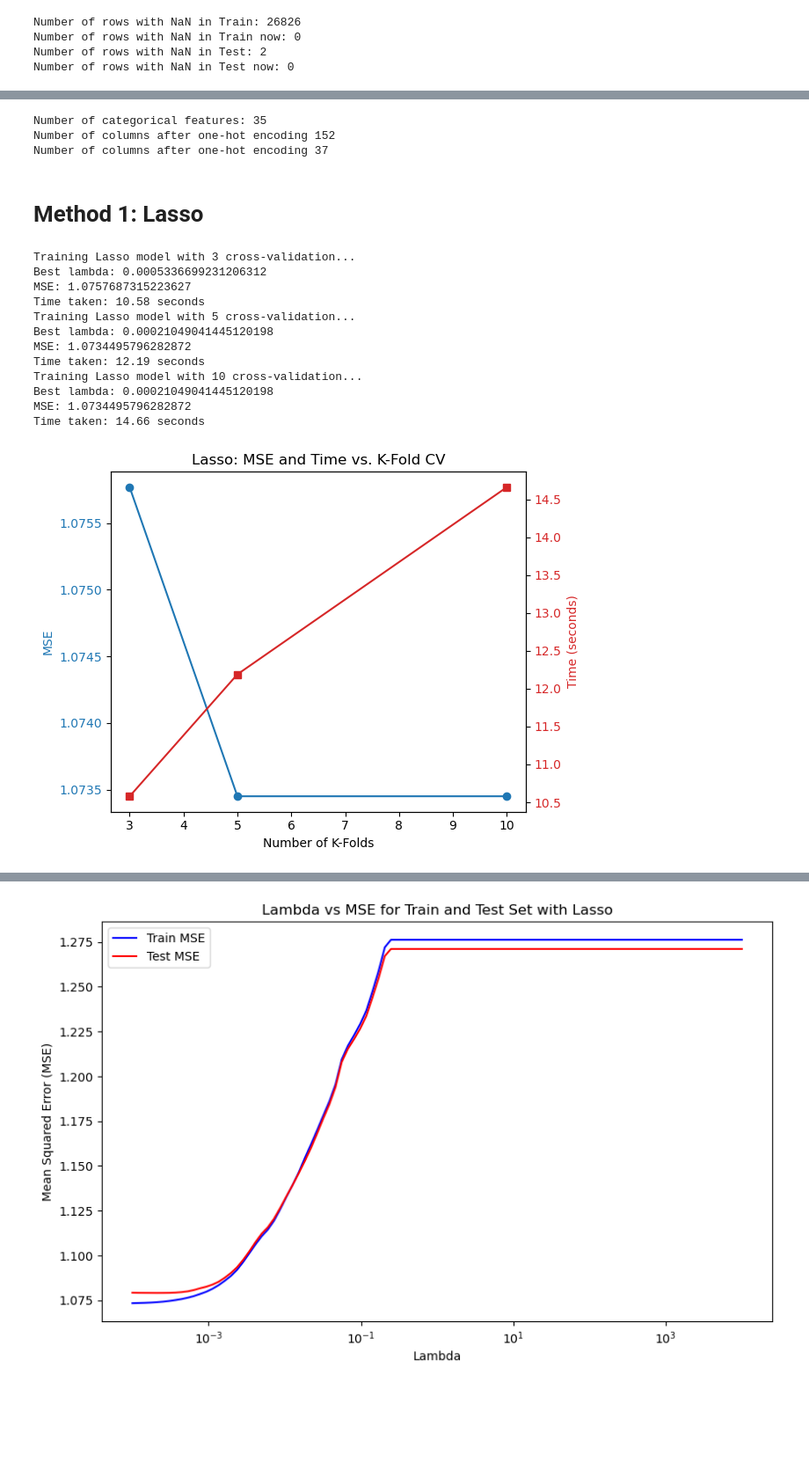
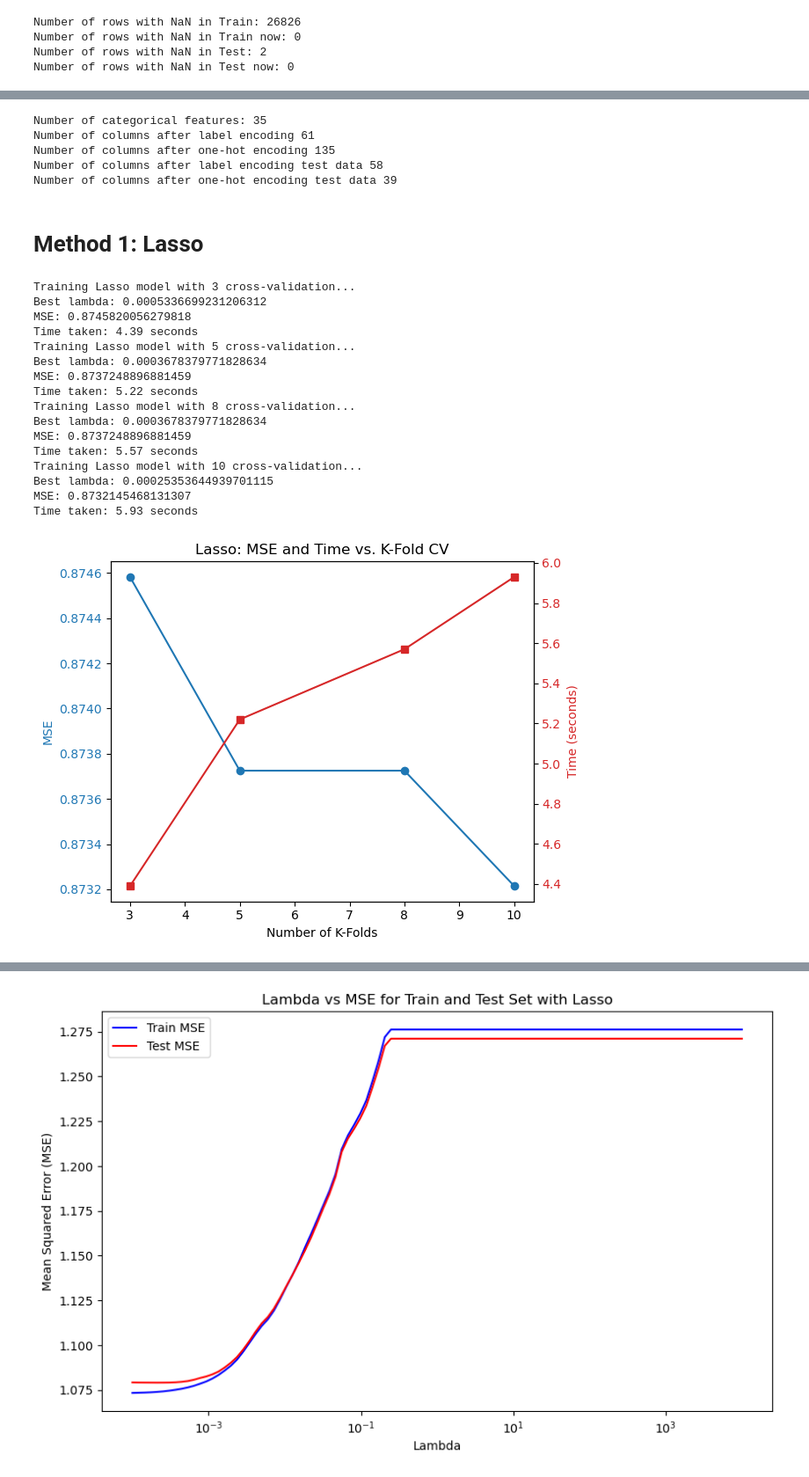
Before and after one commit to ashzhe7/HCT_Survival_Predictions, a Jupyter notebook: BIOS635_Midterm.ipynb, the cells around one changed output, grey strips where cells are left out. Shown at 88% size. Drawn from its saved outputs; the diff is of its cells as text; code cells hidden in the pictures; blank space fills up the shorter version.

```diff
--- a/BIOS635_Midterm.ipynb
+++ b/BIOS635_Midterm.ipynb
@@ -111,20 +100,45 @@ data.head()
 # %%
+# Remove ID - unnecessary variable
+data.drop(columns=['ID'], inplace=True)
+
+# Identify numerical features
+num_cols = data.select_dtypes(include=['number']).columns
+num_cols = [col for col in num_cols if col not in ['efs', 'efs_time']]
+
+# Standardize numerical features
+stadardize = StandardScaler()
+data[num_cols] = stadardize.fit_transform(data[num_cols])
+
 # Identify categorical features
 cat_cols = data.select_dtypes(include=['object']).columns.tolist()
 print("Number of categorical features:", len(cat_cols))
 
-# One-hot encoding
-fixed_data = pd.get_dummies(data, columns=cat_cols, drop_first=True)
+# label encoding for ordinal features
+ordinal_features = ["dri_score", "cyto_score", "cyto_score_detail"]
+for i in ordinal_features:
+    encoder = LabelEncoder()
+    data[i] = encoder.fit_transform(data[i])
+print("Number of columns after label encoding", len(data.columns))
+
+# One-hot encoding for nominal features
+nominal_features = [col for col in cat_cols if col not in ordinal_features]
+fixed_data = pd.get_dummies(data, columns=nominal_features, drop_first=True)
 print("Number of columns after one-hot encoding", len(fixed_data.columns))
 
 # Repeat for test set
-test_cat_col = data_test.select_dtypes(include=['object']).columns.tolist()
-fixed_data_test = pd.get_dummies(data_test, columns=test_cat_col, drop_first=True)
-print("Number of columns after one-hot encoding", len(fixed_data_test.columns))
+for i in ordinal_features:
+    encoder = LabelEncoder()
+    data_test[i] = encoder.fit_transform(data_test[i])
+print("Number of columns after label encoding test data", len(data_test.columns))
+
+fixed_data_test = pd.get_dummies(data_test, columns=nominal_features, drop_first=True)
+print("Number of columns after one-hot encoding test data", len(fixed_data_test.columns))
 # %% [output]
 Number of categorical features: 35
-Number of columns after one-hot encoding 152
-Number of columns after one-hot encoding 37
+Number of columns after label encoding 61
+Number of columns after one-hot encoding 135
+Number of columns after label encoding test data 58
+Number of columns after one-hot encoding test data 39
 # %%
 # Kaggle given function for stratified C-index to evaluate model performance
 def score(solution: pd.DataFrame, submission: pd.DataFrame, row_id_column_name: str) -> float:
@@ -237,43 +251,48 @@ def lasso(X, y, k, data):
 # Test different K-fold CV
 y_pred_lasso_3, mse_lasso_3, c_lasso_3, best_lasso_3 = lasso(X, y, 3, data)
 y_pred_lasso_5, mse_lasso_5, c_lasso_5, best_lasso_5 = lasso(X, y, 5, data)
+y_pred_lasso_8, mse_lasso_8, c_lasso_8, best_lasso_8 = lasso(X, y, 8, data)
 y_pred_lasso_10, mse_lasso_10, c_lasso_10, best_lasso_10 = lasso(X, y, 10, data)
 # %% [output]
 Training Lasso model with 3 cross-validation...
 Best lambda: 0.0005336699231206312
-MSE: 1.0757687315223627
-Time taken: 10.58 seconds
+MSE: 0.8745820056279818
+Time taken: 4.39 seconds
 Training Lasso model with 5 cross-validation...
-Best lambda: 0.00021049041445120198
-MSE: 1.0734495796282872
-Time taken: 12.19 seconds
+Best lambda: 0.0003678379771828634
+MSE: 0.8737248896881459
+Time taken: 5.22 seconds
+Training Lasso model with 8 cross-validation...
+Best lambda: 0.0003678379771828634
+MSE: 0.8737248896881459
+Time taken: 5.57 seconds
 Training Lasso model with 10 cross-validation...
-Best lambda: 0.00021049041445120198
-MSE: 1.0734495796282872
-Time taken: 14.66 seconds
+Best lambda: 0.00025353644939701115
+MSE: 0.8732145468131307
+Time taken: 5.93 seconds
 # %%
 # Combine data from Lasso
-k_folds = [3, 5, 10]
-mse_values = [1.0757687315223627, 1.0734495796282872, 1.0734495796282872]
-time_taken = [10.58, 12.19, 14.66]
+k_folds = [3, 5, 8, 10]
+mse_values = [0.8745820056279818, 0.8737248896881459, 0.8737248896881459, 0.8732145468131307]
+time_taken = [4.39, 5.22, 5.57, 5.93]
 
 fig, ax1 = plt.subplots()
 
 # Plot MSE on the left y-axis
 ax1.set_xlabel("Number of K-Folds")
 ax1.set_ylabel("MSE", color="tab:blue")
 ax1.plot(k_folds, mse_values, marker="o", color="tab:blue", label="MSE")
 ax1.tick_params(axis="y", labelcolor="tab:blue")
 
 # Create a second y-axis for time taken
 ax2 = ax1.twinx()
 ax2.set_ylabel("Time (seconds)", color="tab:red")
 ax2.plot(k_folds, time_taken, marker="s", color="tab:red", label="Time Taken")
 ax2.tick_params(axis="y", labelcolor="tab:red")
 
 # Title and layout adjustments
 plt.title("Lasso: MSE and Time vs. K-Fold CV")
 fig.tight_layout()
 plt.show()
 # %% [output]
-[figure, old version]
+[figure, new version]
```
Also changed, not shown: parts of 22 cells of this notebook.
